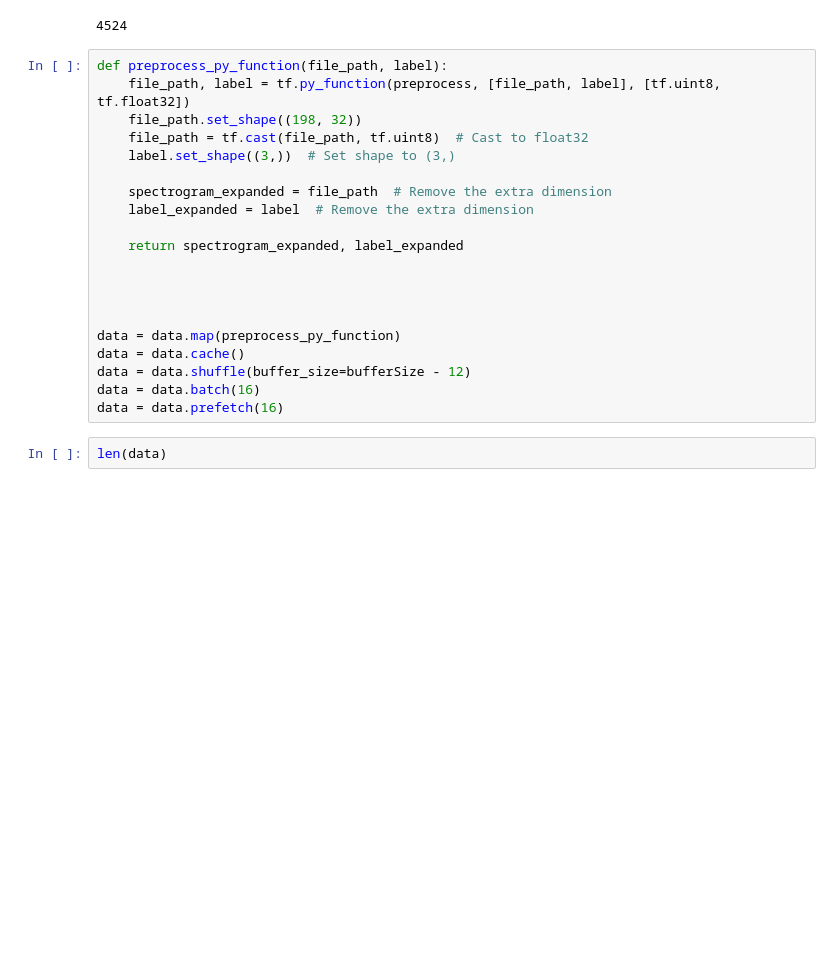
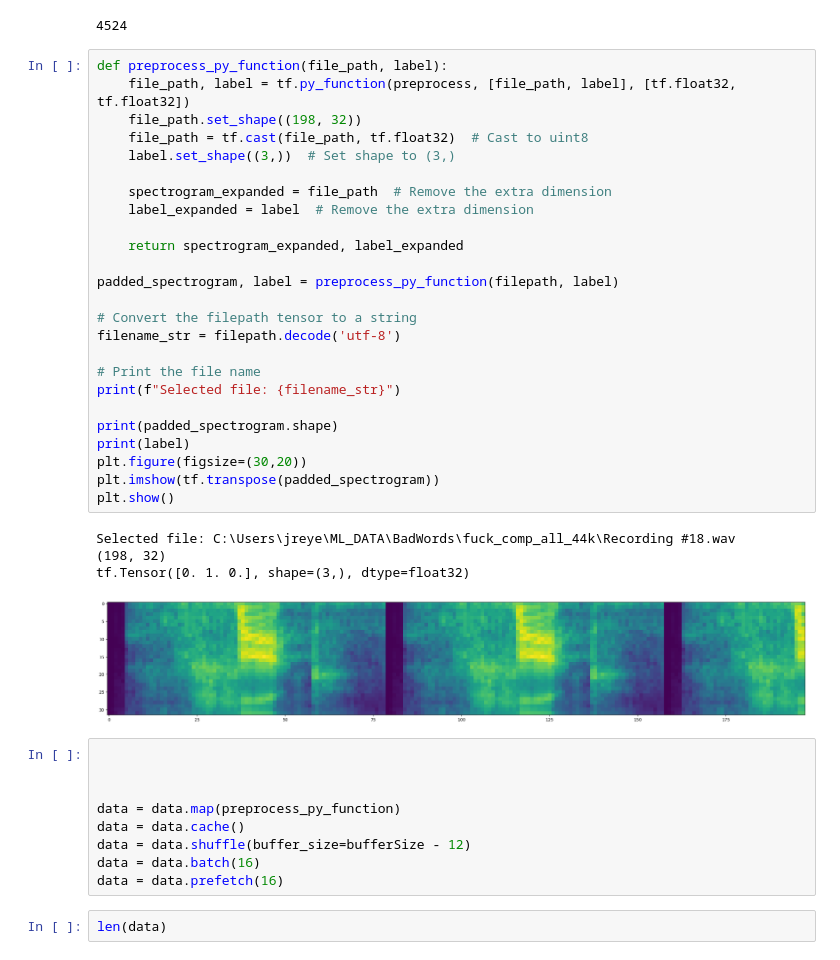
Before and after one commit to 490-BadMouth/BadMouth, a Jupyter notebook: MEL_FNN.ipynb, the cells around one changed output. Cells and saved outputs as stored; diff of their text form; blank space fills up the shorter version.

```diff
--- a/MEL_FNN.ipynb
+++ b/MEL_FNN.ipynb
@@ -429,18 +357,37 @@ Selected file: C:\Users\jreye\ML_DATA\BadWords\fuck_comp_all_44k\whiteNoise_0_2_
 len(data)
 # %% [output]
 4524
+# %%
+def preprocess_py_function(file_path, label):
+    file_path, label = tf.py_function(preprocess, [file_path, label], [tf.float32, tf.float32])
+    file_path.set_shape((198, 32))
+    file_path = tf.cast(file_path, tf.float32)  # Cast to uint8
+    label.set_shape((3,))  # Set shape to (3,)
+
+    spectrogram_expanded = file_path  # Remove the extra dimension
+    label_expanded = label  # Remove the extra dimension
+
+    return spectrogram_expanded, label_expanded
+
+padded_spectrogram, label = preprocess_py_function(filepath, label)
+
+# Convert the filepath tensor to a string
+filename_str = filepath.decode('utf-8')
+
+# Print the file name
+print(f"Selected file: {filename_str}")
+
+print(padded_spectrogram.shape)
+print(label)
+plt.figure(figsize=(30,20))
+plt.imshow(tf.transpose(padded_spectrogram))
+plt.show()
+# %% [output]
+Selected file: C:\Users\jreye\ML_DATA\BadWords\fuck_comp_all_44k\Recording #18.wav
+(198, 32)
+tf.Tensor([0. 1. 0.], shape=(3,), dtype=float32)
+[figure, added]
 # %%
-def preprocess_py_function(file_path, label):
-    file_path, label = tf.py_function(preprocess, [file_path, label], [tf.uint8, tf.float32])
-    file_path.set_shape((198, 32))
-    file_path = tf.cast(file_path, tf.uint8)  # Cast to float32
-    label.set_shape((3,))  # Set shape to (3,)
-
-    spectrogram_expanded = file_path  # Remove the extra dimension
-    label_expanded = label  # Remove the extra dimension
-
-    return spectrogram_expanded, label_expanded
-
 
 
 
```
Also changed, not shown: parts of 16 cells of this notebook, 1 other file.
